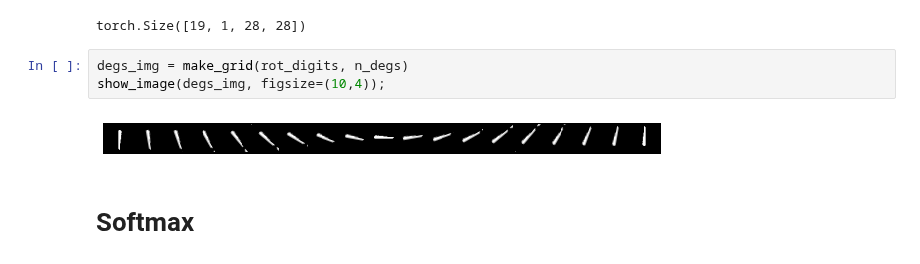
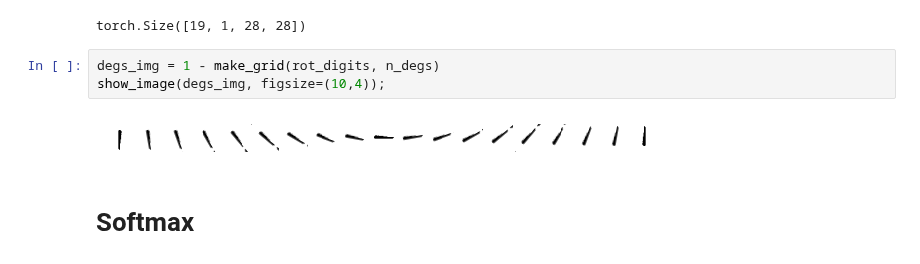
Before and after one commit to renato145/ClassificationUncertainty, a Jupyter notebook: main.ipynb, the cells around one changed output. Cells and saved outputs as stored; diff of their text form.

Commit message:
plots

```diff
--- a/main.ipynb
+++ b/main.ipynb
@@ -23,10 +23,10 @@ rot_digits.shape
 # %% [output]
 torch.Size([19, 1, 28, 28])
 # %%
-degs_img = make_grid(rot_digits, n_degs)
+degs_img = 1 - make_grid(rot_digits, n_degs)
 show_image(degs_img, figsize=(10,4));
 # %% [output]
-[figure, old version]
+[figure, new version]
 # %% [markdown]
 # Softmax
 # %%
```
Also changed, not shown: parts of 10 cells of this notebook.
